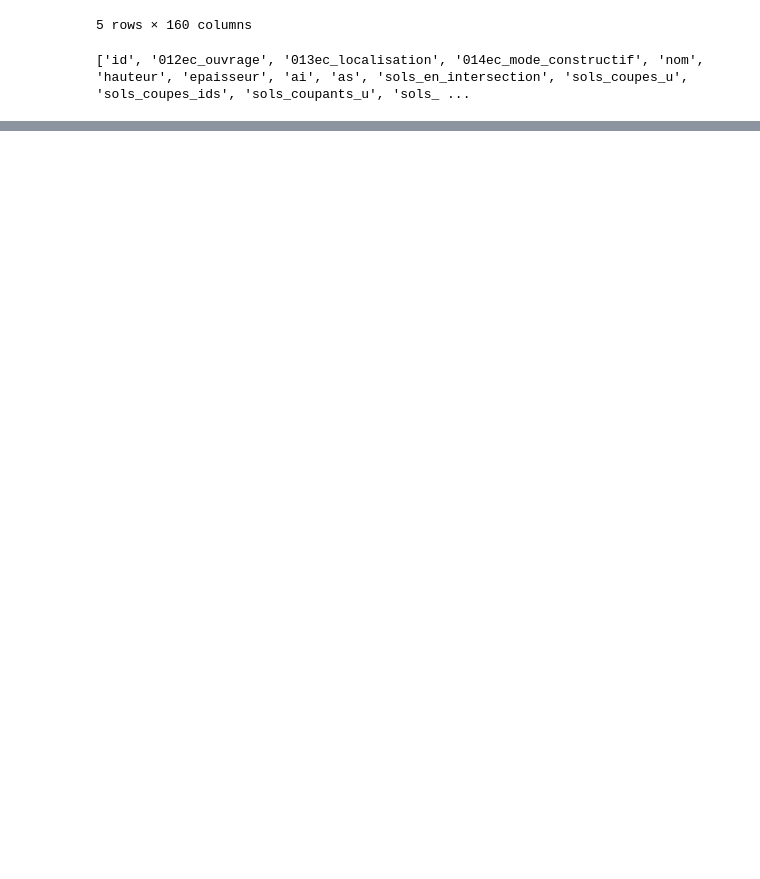
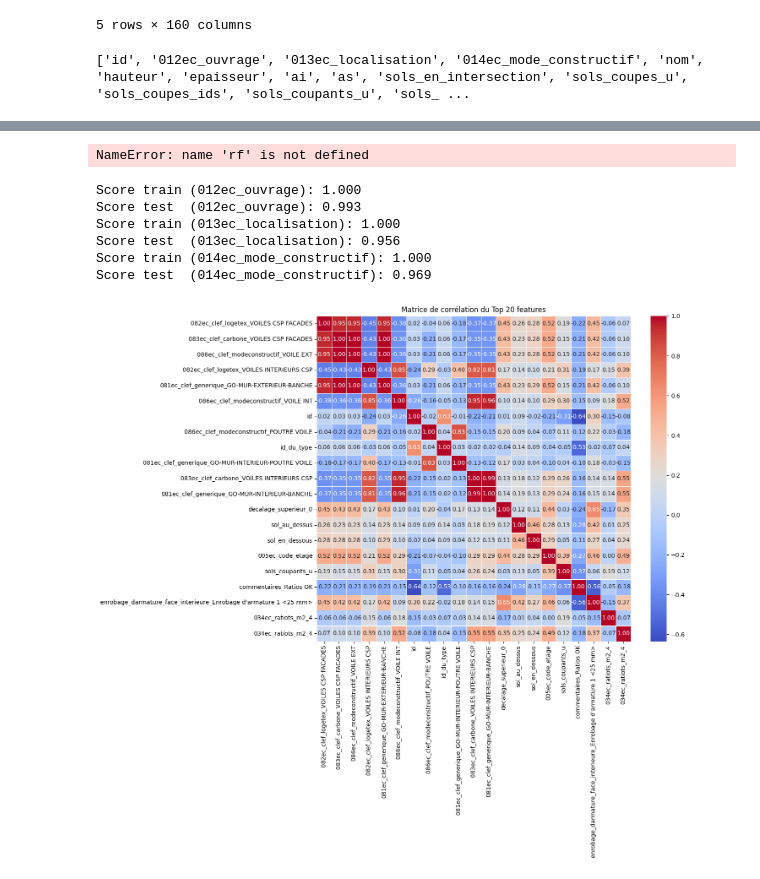
Before and after one commit to fqbq69/BIMpredict-, a Jupyter notebook: murs(6)RFtestall.ipynb, the cells around one changed output, grey strips where cells are left out. Cells and saved outputs as stored; diff of their text form; code cells hidden in the pictures; blank space fills up the shorter version.

```diff
--- a/murs(6)RFtestall.ipynb
+++ b/murs(6)RFtestall.ipynb
@@ -160,0 +151,40 @@ plt.show()
+# %%
+import seaborn as sns
+import matplotlib.pyplot as plt
+
+# Supposons que tu as déjà calculé importances, indices, features
+# (par exemple pour la première target)
+importances = rf.feature_importances_
+indices = np.argsort(importances)[::-1]
+features = X_enc.columns
+
+# Sélection du top 20 features
+top20_features = features[indices][:20]
+
+# Sous-ensemble du DataFrame avec ces features
+X_top20 = X_enc[top20_features]
+
+# Calcul de la matrice de corrélation
+corr = X_top20.corr()
+
+plt.figure(figsize=(12, 10))
+sns.heatmap(corr, annot=True, cmap="coolwarm", fmt=".2f", linewidths=0.5)
+plt.title("Matrice de corrélation du Top 20 features")
+plt.show()
+# %% [output]
+NameError: name 'rf' is not defined
+# %%
+from sklearn.metrics import accuracy_score
+
+for col in y_train.columns:
+	train_acc = accuracy_score(y_train[col], rf.predict(X_train)[:, y_train.columns.get_loc(col)])
+	test_acc = accuracy_score(y_test[col], rf.predict(X_test)[:, y_test.columns.get_loc(col)])
+	print(f"Score train ({col}): {train_acc:.3f}")
+	print(f"Score test  ({col}): {test_acc:.3f}")
+# %% [output]
+Score train (012ec_ouvrage): 1.000
+Score test  (012ec_ouvrage): 0.993
+Score train (013ec_localisation): 1.000
+Score test  (013ec_localisation): 0.956
+Score train (014ec_mode_constructif): 1.000
+Score test  (014ec_mode_constructif): 0.969
@@ -160,0 +193,29 @@ plt.show()
+# %%
+rf = RandomForestClassifier(n_estimators=100, max_features="sqrt", random_state=42)
+# %%
+import seaborn as sns
+import matplotlib.pyplot as plt
+
+# Refit the classifier if needed (in case rf was redefined)
+if not hasattr(rf, "estimators_"):
+	rf.fit(X_train, y_train)
+
+importances = rf.feature_importances_
+indices = np.argsort(importances)[::-1]
+features = X_enc.columns
+
+# Sélection du top 20 features
+top20_features = features[indices][:20]
+
+# Sous-ensemble du DataFrame avec ces features
+X_top20 = X_enc[top20_features]
+
+# Calcul de la matrice de corrélation
+corr = X_top20.corr()
+
+plt.figure(figsize=(12, 10))
+sns.heatmap(corr, annot=True, cmap="coolwarm", fmt=".2f", linewidths=0.5)
+plt.title("Matrice de corrélation du Top 20 features")
+plt.show()
+# %% [output]
+[figure, added]
```
Also changed, not shown: parts of 4 cells of this notebook.
